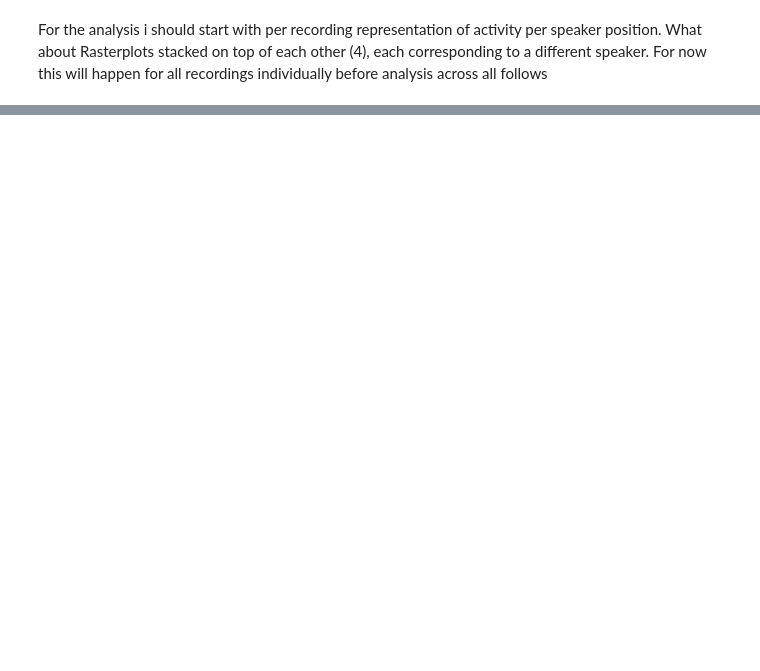
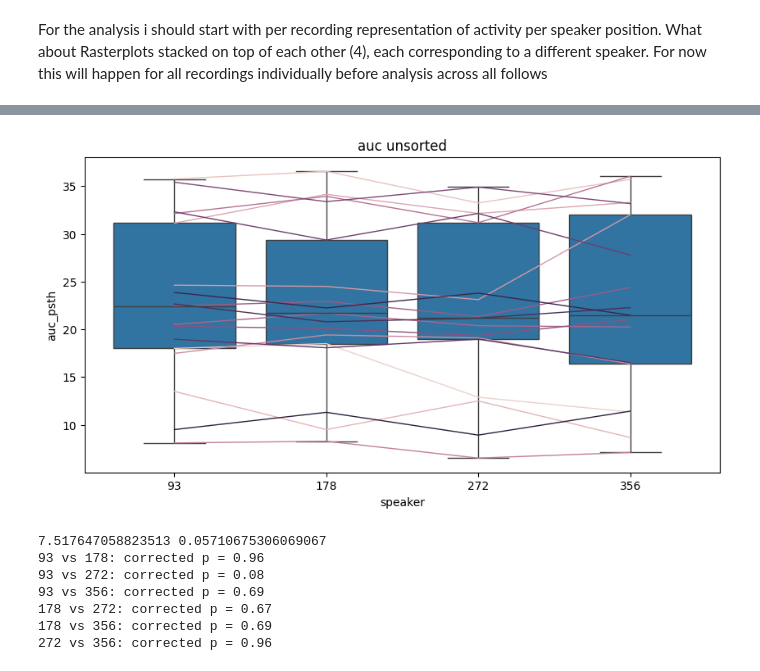
Before and after one commit to FloHofmann/workbench, a Jupyter notebook: notebooks/Alternating_Soundsource.ipynb, the cells around one changed output, grey strips where cells are left out. Cells and saved outputs as stored; diff of their text form; code cells hidden in the pictures; blank space fills up the shorter version.

```diff
--- a/notebooks/Alternating_Soundsource.ipynb
+++ b/notebooks/Alternating_Soundsource.ipynb
@@ -442,0 +414,33 @@ print_report(report)
+# %%
+# calculate the integral over the bins
+auc_resp = (new_rate[:, resp_window, :] * time_bin).sum(axis=1)
+auc_resp_df = pd.DataFrame(auc_resp, columns=['a', 'w', 'e', 'r']).reset_index().melt(id_vars='index', var_name='speaker', value_name='auc_psth')
+auc_stat, auc_p = friedmanchisquare(auc_resp[:,0],auc_resp[:,1],auc_resp[:,2],auc_resp[:,3])
+plt.figure(figsize=(10,5))
+plt.title('auc unsorted')
+ax = sns.boxplot(data=auc_resp_df,x='speaker', y='auc_psth')
+ax.set_xticks([0,1,2,3])
+ax.set_xticklabels(speakers)
+sns.lineplot(data=auc_resp_df, x='speaker', y='auc_psth', hue='index', linewidth=1, legend=False)
+plt.show()
+print(auc_stat, auc_p)
+
+conds = [0,1,2,3]
+auc_p_list = []
+
+for c1, c2 in itertools.combinations(conds, 2):
+    stat, p = wilcoxon(auc_resp[:, c1], auc_resp[:, c2])
+    auc_p_list.append(p)
+
+corrected_auc_p = false_discovery_control(auc_p_list)
+for a in zip(itertools.combinations(speakers,2), corrected_auc_p):
+    print(f"{a[0][0]} vs {a[0][1]}: corrected p = {a[1]:.2f}")
+# %% [output]
+[figure, added]
+7.517647058823513 0.05710675306069067
+93 vs 178: corrected p = 0.96
+93 vs 272: corrected p = 0.08
+93 vs 356: corrected p = 0.69
+178 vs 272: corrected p = 0.67
+178 vs 356: corrected p = 0.69
+272 vs 356: corrected p = 0.96
```
Also changed, not shown: parts of 19 cells of this notebook, 1 other file.
